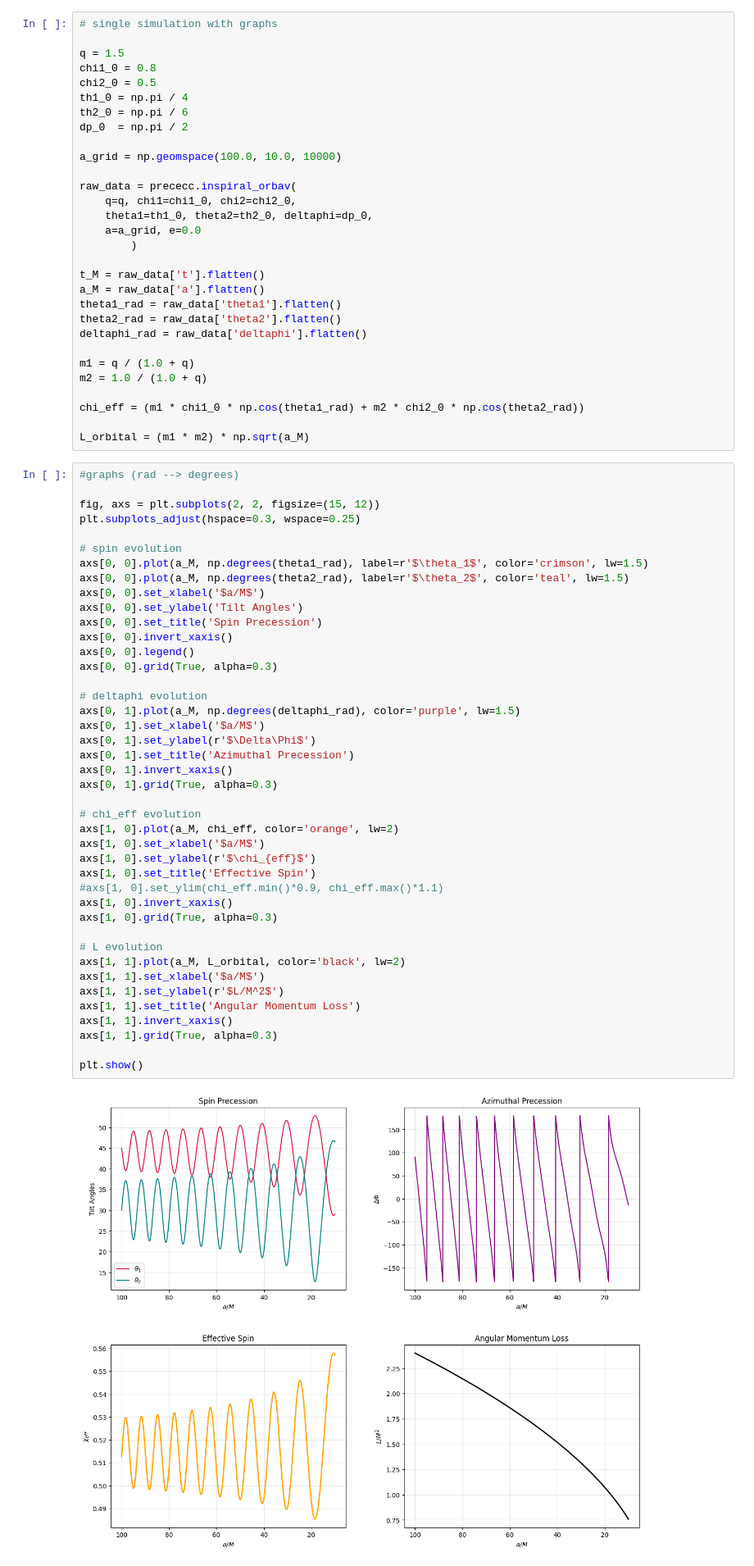
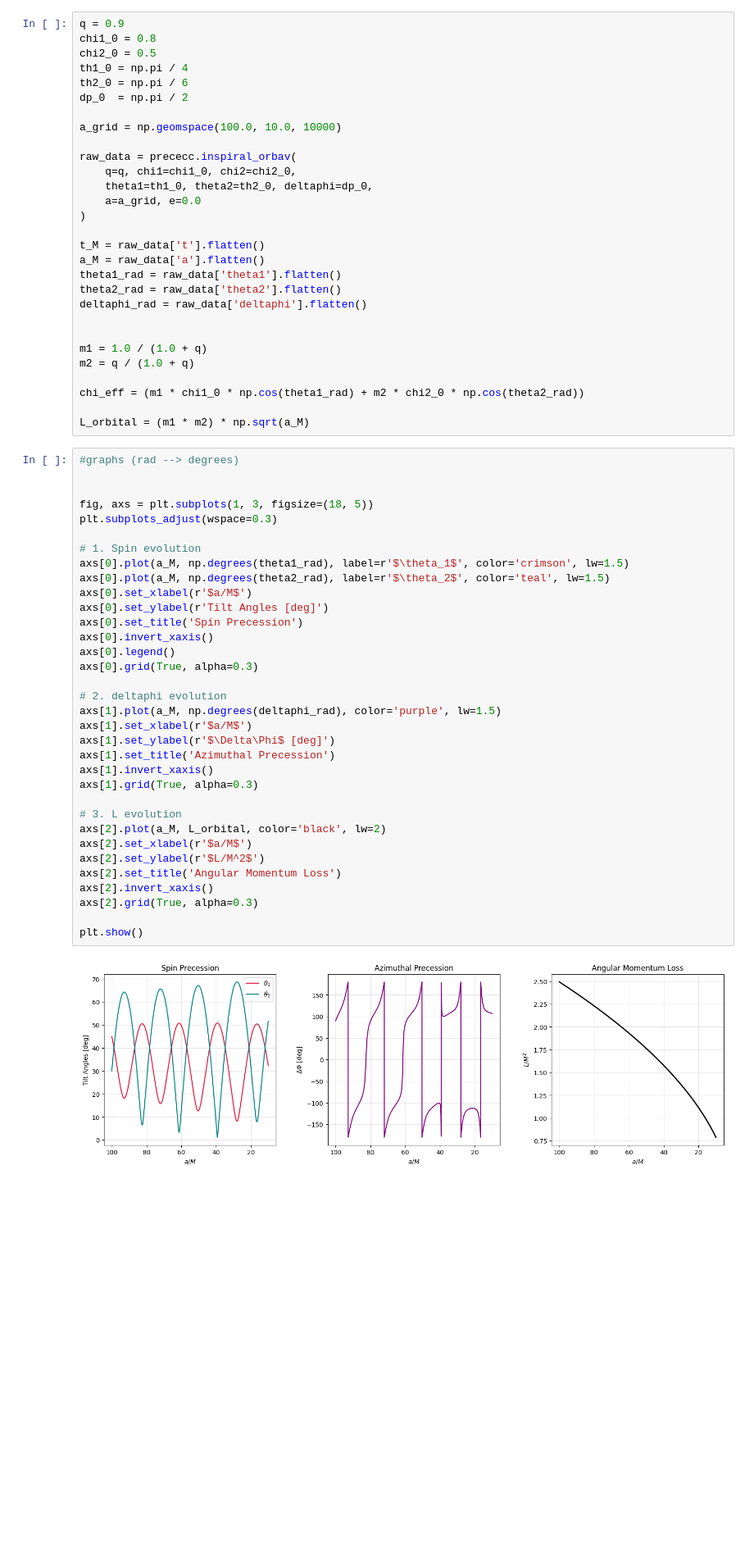
Before and after one commit to giacomobrugali/Entropy-conjecture, a Jupyter notebook: Entropy-conjecture/Precession_Analysis/precession_evolution.ipynb, the cells around one changed output. Shown at 82% size. Cells and saved outputs as stored; diff of their text form; blank space fills up the shorter version.

```diff
--- a/Entropy-conjecture/Precession_Analysis/precession_evolution.ipynb
+++ b/Entropy-conjecture/Precession_Analysis/precession_evolution.ipynb
@@ -62,9 +56,7 @@ def archive_bbh_simulation(mass_ratio, chi1, chi2, theta1_0, theta2_0, dphi_0, r
         f.write(header)
         df.to_csv(f, index=False, float_format='%.16e')
 # %%
-# single simulation with graphs
-
-q = 1.5
+q = 0.9
 chi1_0 = 0.8
 chi2_0 = 0.5
 th1_0 = np.pi / 4
@@ -77,7 +69,7 @@ raw_data = prececc.inspiral_orbav(
     q=q, chi1=chi1_0, chi2=chi2_0,
     theta1=th1_0, theta2=th2_0, deltaphi=dp_0,
     a=a_grid, e=0.0
-        )
+)
 
 t_M = raw_data['t'].flatten()
 a_M = raw_data['a'].flatten()
@@ -85,8 +77,9 @@ theta1_rad = raw_data['theta1'].flatten()
 theta2_rad = raw_data['theta2'].flatten()
 deltaphi_rad = raw_data['deltaphi'].flatten()
 
-m1 = q / (1.0 + q)
-m2 = 1.0 / (1.0 + q)
+
+m1 = 1.0 / (1.0 + q)
+m2 = q / (1.0 + q)
 
 chi_eff = (m1 * chi1_0 * np.cos(theta1_rad) + m2 * chi2_0 * np.cos(theta2_rad))
 
@@ -94,44 +87,36 @@ L_orbital = (m1 * m2) * np.sqrt(a_M)
 # %%
 #graphs (rad --> degrees)
 
-fig, axs = plt.subplots(2, 2, figsize=(15, 12))
-plt.subplots_adjust(hspace=0.3, wspace=0.25)
 
-# spin evolution
-axs[0, 0].plot(a_M, np.degrees(theta1_rad), label=r'$\theta_1$', color='crimson', lw=1.5)
-axs[0, 0].plot(a_M, np.degrees(theta2_rad), label=r'$\theta_2$', color='teal', lw=1.5)
-axs[0, 0].set_xlabel('$a/M$')
-axs[0, 0].set_ylabel('Tilt Angles')
-axs[0, 0].set_title('Spin Precession')
-axs[0, 0].invert_xaxis()
-axs[0, 0].legend()
-axs[0, 0].grid(True, alpha=0.3)
+fig, axs = plt.subplots(1, 3, figsize=(18, 5))
+plt.subplots_adjust(wspace=0.3)
 
-# deltaphi evolution
-axs[0, 1].plot(a_M, np.degrees(deltaphi_rad), color='purple', lw=1.5)
-axs[0, 1].set_xlabel('$a/M$')
-axs[0, 1].set_ylabel(r'$\Delta\Phi$')
-axs[0, 1].set_title('Azimuthal Precession')
-axs[0, 1].invert_xaxis()
-axs[0, 1].grid(True, alpha=0.3)
+# 1. Spin evolution
+axs[0].plot(a_M, np.degrees(theta1_rad), label=r'$\theta_1$', color='crimson', lw=1.5)
+axs[0].plot(a_M, np.degrees(theta2_rad), label=r'$\theta_2$', color='teal', lw=1.5)
+axs[0].set_xlabel(r'$a/M$')
+axs[0].set_ylabel(r'Tilt Angles [deg]')
+axs[0].set_title('Spin Precession')
+axs[0].invert_xaxis()
+axs[0].legend()
+axs[0].grid(True, alpha=0.3)
 
-# chi_eff evolution
-axs[1, 0].plot(a_M, chi_eff, color='orange', lw=2)
-axs[1, 0].set_xlabel('$a/M$')
-axs[1, 0].set_ylabel(r'$\chi_{eff}$')
-axs[1, 0].set_title('Effective Spin')
-#axs[1, 0].set_ylim(chi_eff.min()*0.9, chi_eff.max()*1.1)
-axs[1, 0].invert_xaxis()
-axs[1, 0].grid(True, alpha=0.3)
+# 2. deltaphi evolution
+axs[1].plot(a_M, np.degrees(deltaphi_rad), color='purple', lw=1.5)
+axs[1].set_xlabel(r'$a/M$')
+axs[1].set_ylabel(r'$\Delta\Phi$ [deg]')
+axs[1].set_title('Azimuthal Precession')
+axs[1].invert_xaxis()
+axs[1].grid(True, alpha=0.3)
 
-# L evolution
-axs[1, 1].plot(a_M, L_orbital, color='black', lw=2)
-axs[1, 1].set_xlabel('$a/M$')
-axs[1, 1].set_ylabel(r'$L/M^2$')
-axs[1, 1].set_title('Angular Momentum Loss')
-axs[1, 1].invert_xaxis()
-axs[1, 1].grid(True, alpha=0.3)
+# 3. L evolution
+axs[2].plot(a_M, L_orbital, color='black', lw=2)
+axs[2].set_xlabel(r'$a/M$')
+axs[2].set_ylabel(r'$L/M^2$')
+axs[2].set_title('Angular Momentum Loss')
+axs[2].invert_xaxis()
+axs[2].grid(True, alpha=0.3)
 
 plt.show()
 # %% [output]
-[figure, old version]
+[figure, new version]
```
Also changed, not shown: parts of 6 cells of this notebook, 22 other files.
